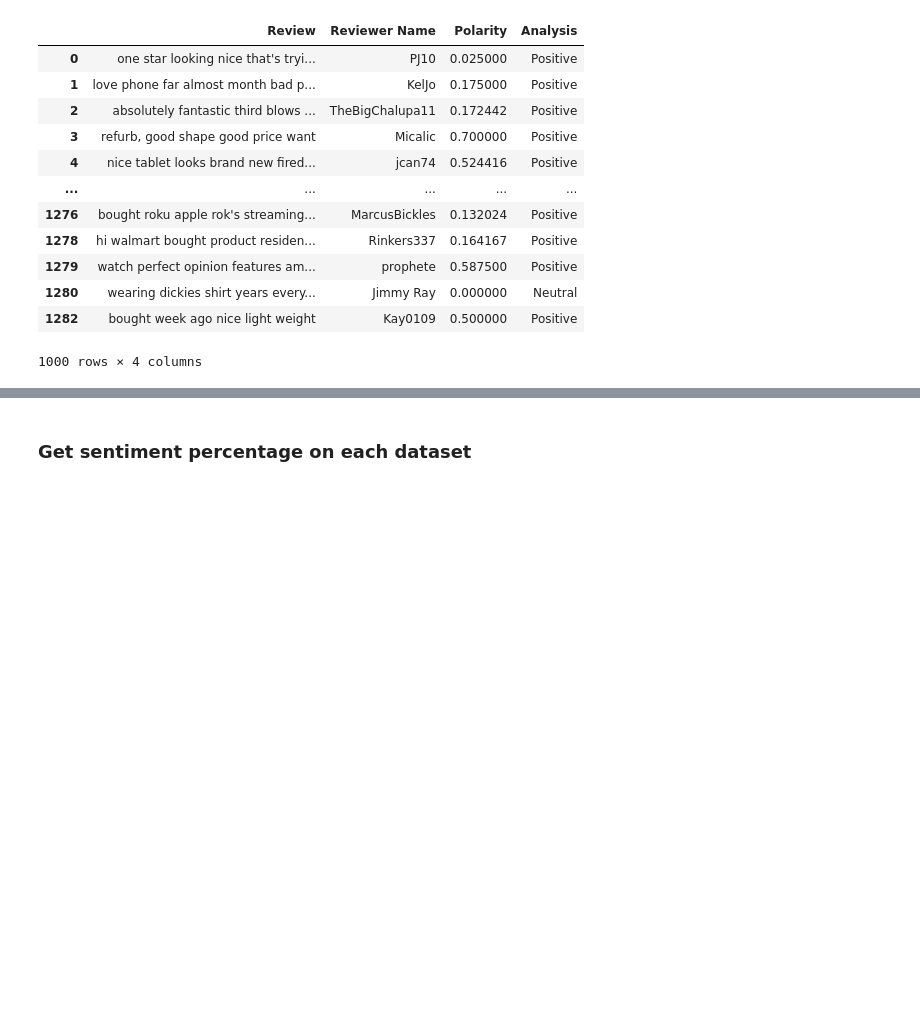
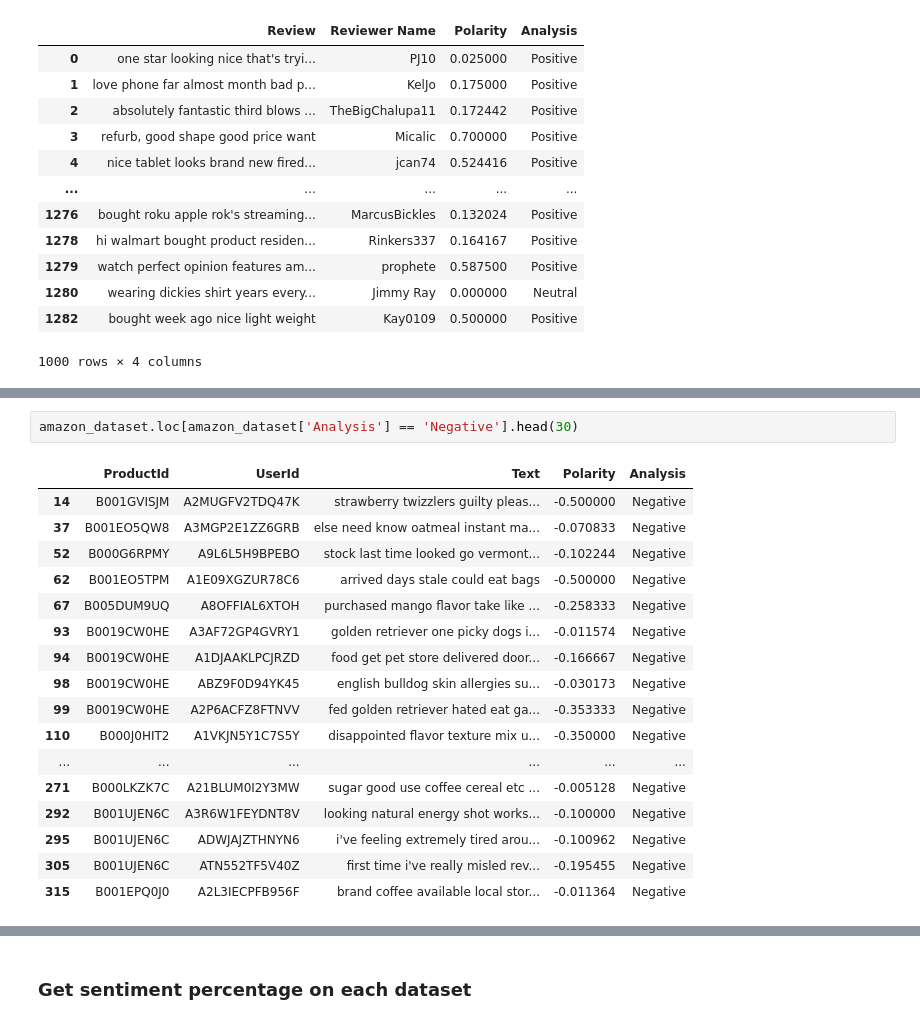
Before and after one commit to isdmg/CS144-8P-RESEARCH-PAPER, a Jupyter notebook: CS144-8P RESEARCH PAPER.ipynb, the cells around one changed output, grey strips where cells are left out. Drawn from its saved outputs; the diff is of its cells as text; blank space fills up the shorter version.

```diff
--- a/CS144-8P RESEARCH PAPER.ipynb
+++ b/CS144-8P RESEARCH PAPER.ipynb
@@ -326,0 +413,20 @@ walmart_dataset
+# %%
+amazon_dataset.loc[amazon_dataset['Analysis'] == 'Negative'].head(30)
+# %% [output]
+|  | ProductId | UserId | Text | Polarity | Analysis |
+| 14 | B001GVISJM | A2MUGFV2TDQ47K | strawberry twizzlers guilty pleas... | -0.500000 | Negative |
+| 37 | B001EO5QW8 | A3MGP2E1ZZ6GRB | else need know oatmeal instant ma... | -0.070833 | Negative |
+| 52 | B000G6RPMY | A9L6L5H9BPEBO | stock last time looked go vermont... | -0.102244 | Negative |
+| 62 | B001EO5TPM | A1E09XGZUR78C6 | arrived days stale could eat bags | -0.500000 | Negative |
+| 67 | B005DUM9UQ | A8OFFIAL6XTOH | purchased mango flavor take like ... | -0.258333 | Negative |
+| 93 | B0019CW0HE | A3AF72GP4GVRY1 | golden retriever one picky dogs i... | -0.011574 | Negative |
+| 94 | B0019CW0HE | A1DJAAKLPCJRZD | food get pet store delivered door... | -0.166667 | Negative |
+| 98 | B0019CW0HE | ABZ9F0D94YK45 | english bulldog skin allergies su... | -0.030173 | Negative |
+| 99 | B0019CW0HE | A2P6ACFZ8FTNVV | fed golden retriever hated eat ga... | -0.353333 | Negative |
+| 110 | B000J0HIT2 | A1VKJN5Y1C7S5Y | disappointed flavor texture mix u... | -0.350000 | Negative |
+| ... | ... | ... | ... | ... | ... |
+| 271 | B000LKZK7C | A21BLUM0I2Y3MW | sugar good use coffee cereal etc ... | -0.005128 | Negative |
+| 292 | B001UJEN6C | A3R6W1FEYDNT8V | looking natural energy shot works... | -0.100000 | Negative |
+| 295 | B001UJEN6C | ADWJAJZTHNYN6 | i've feeling extremely tired arou... | -0.100962 | Negative |
+| 305 | B001UJEN6C | ATN552TF5V40Z | first time i've really misled rev... | -0.195455 | Negative |
+| 315 | B001EPQ0J0 | A2L3IECPFB956F | brand coffee available local stor... | -0.011364 | Negative |
```
Also changed, not shown: parts of 22 cells of this notebook, 1 other file.
